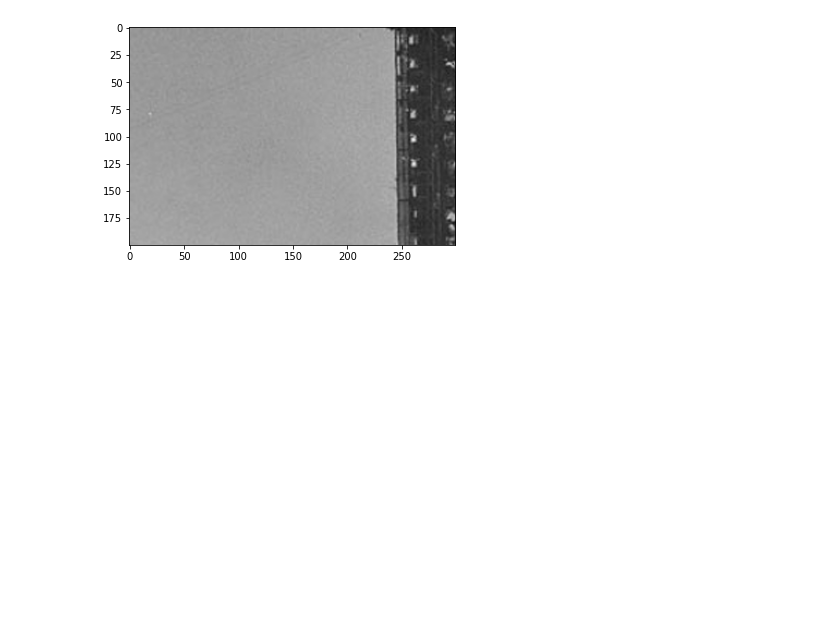
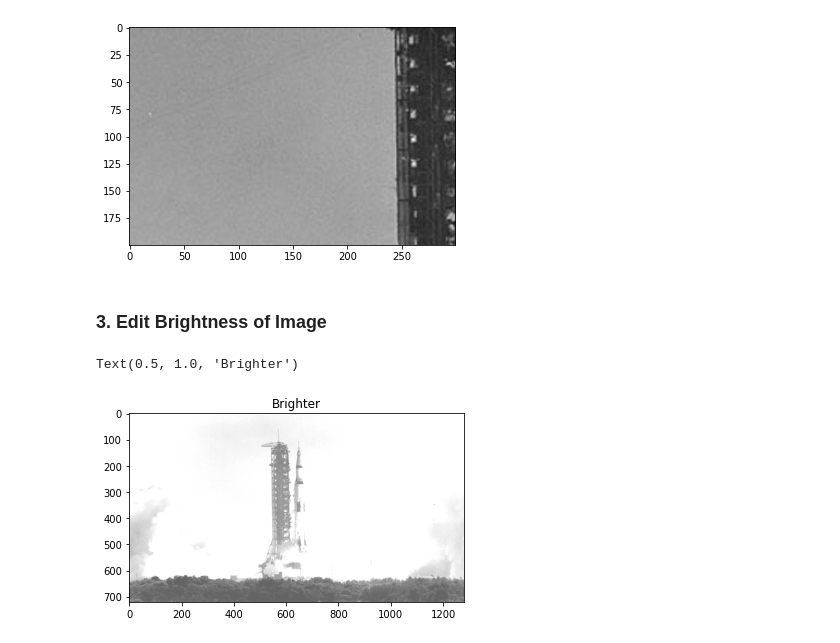
Before and after one commit to SSOE-ECE1390/verifying-setup-ramgoenka, a Jupyter notebook: Homework_0.ipynb, the cells around one changed output. Drawn from its saved outputs; the diff is of its cells as text; code cells hidden in the pictures; blank space fills up the shorter version.

```diff
--- a/Homework_0.ipynb
+++ b/Homework_0.ipynb
@@ -33,3 +33,12 @@ plt.imshow(cropped_hw0_image)
 # %% [output]
 <matplotlib.image.AxesImage at 0x...>
 [figure]
+# %% [markdown]
+### 3. Edit Brightness of Image
+# %%
+matrix = np.ones(hw_0_image.shape, dtype="uint8") * 100
+hw_0_img_bright = cv2.add(hw_0_image, matrix)
+plt.imshow(hw_0_img_bright);plt.title("Brighter")
+# %% [output]
+Text(0.5, 1.0, 'Brighter')
+[figure, added]
```
Also changed, not shown: parts of 4 cells of this notebook, 1 other file.
